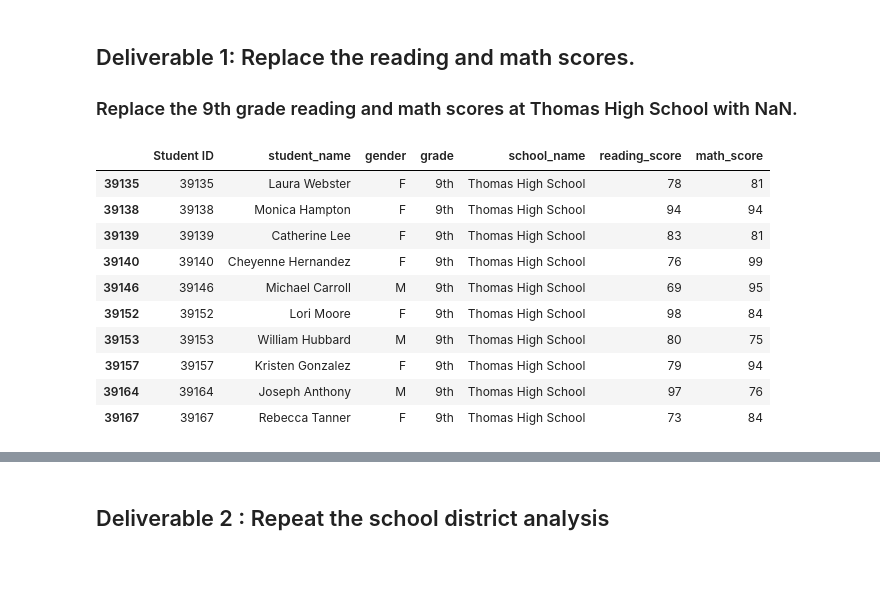
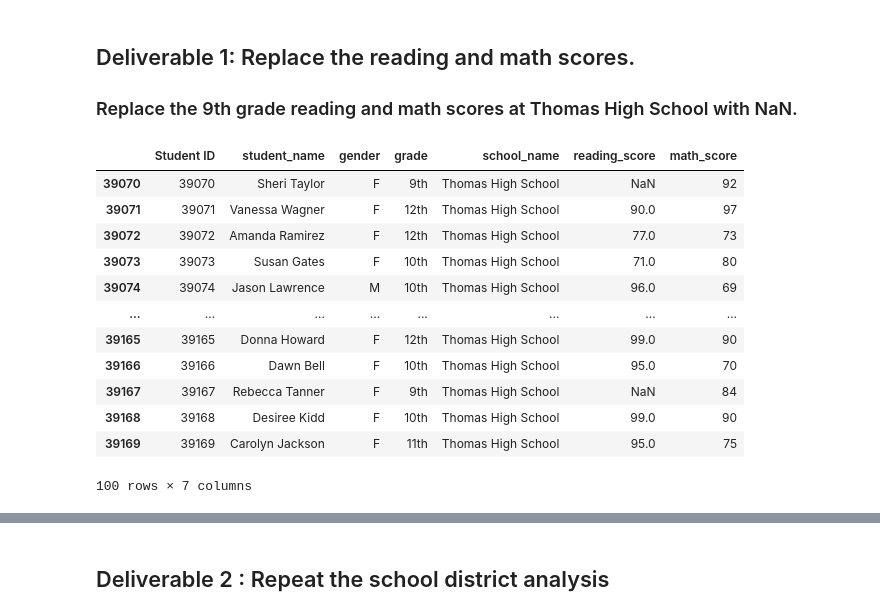
Before and after one commit to jmarrujo31/School_District_Analysis, a Jupyter notebook: PyCitySchools_Challenge_starter_code.ipynb, the cells around one changed output, grey strips where cells are left out. Saved outputs shown, nothing was run; the diff lists cells and outputs as text; code cells hidden in the pictures; blank space fills up the shorter version.

```diff
--- a/PyCitySchools_Challenge_starter_code.ipynb
+++ b/PyCitySchools_Challenge_starter_code.ipynb
@@ -43,21 +43,26 @@ student_data_df.head(100)
 # Step 1. Import numpy as np.
 import numpy as np
 # %%
-# Step 2. Use the loc method on the student_data_df to select all the reading scores from the 9th grade at Thomas High School and replace them with NaN.
-ths_reading_data_df = student_data_df.loc[(student_data_df["grade"]=="9th")
-                                          & (student_data_df["school_name"]=="Thomas High School")]
-ths_reading_data_df.tail(10)
+# Step 2. Use the loc method on the student_data_df to select
+#all the reading scores from the 9th grade at Thomas High School and replace them with NaN.
+student_data_df.loc[(student_data_df["grade"]=="9th")
+                                          & (student_data_df["school_name"]=="Thomas High School"), 'reading_score']= np.nan
+
+
+student_data_df.tail(10)
 # %% [output]
 |  | Student ID | student_name | gender | grade | school_name | reading_score | math_score |
-| 39135 | 39135 | Laura Webster | F | 9th | Thomas High School | 78 | 81 |
-| 39138 | 39138 | Monica Hampton | F | 9th | Thomas High School | 94 | 94 |
-| 39139 | 39139 | Catherine Lee | F | 9th | Thomas High School | 83 | 81 |
-| 39140 | 39140 | Cheyenne Hernandez | F | 9th | Thomas High School | 76 | 99 |
-| 39146 | 39146 | Michael Carroll | M | 9th | Thomas High School | 69 | 95 |
-| 39152 | 39152 | Lori Moore | F | 9th | Thomas High School | 98 | 84 |
-| 39153 | 39153 | William Hubbard | M | 9th | Thomas High School | 80 | 75 |
-| 39157 | 39157 | Kristen Gonzalez | F | 9th | Thomas High School | 79 | 94 |
-| 39164 | 39164 | Joseph Anthony | M | 9th | Thomas High School | 97 | 76 |
-| 39167 | 39167 | Rebecca Tanner | F | 9th | Thomas High School | 73 | 84 |
+| 39070 | 39070 | Sheri Taylor | F | 9th | Thomas High School | NaN | 92 |
+| 39071 | 39071 | Vanessa Wagner | F | 12th | Thomas High School | 90.0 | 97 |
+| 39072 | 39072 | Amanda Ramirez | F | 12th | Thomas High School | 77.0 | 73 |
+| 39073 | 39073 | Susan Gates | F | 10th | Thomas High School | 71.0 | 80 |
+| 39074 | 39074 | Jason Lawrence | M | 10th | Thomas High School | 96.0 | 69 |
+| ... | ... | ... | ... | ... | ... | ... | ... |
+| 39165 | 39165 | Donna Howard | F | 12th | Thomas High School | 99.0 | 90 |
+| 39166 | 39166 | Dawn Bell | F | 10th | Thomas High School | 95.0 | 70 |
+| 39167 | 39167 | Rebecca Tanner | F | 9th | Thomas High School | NaN | 84 |
+| 39168 | 39168 | Desiree Kidd | F | 10th | Thomas High School | 99.0 | 90 |
+| 39169 | 39169 | Carolyn Jackson | F | 11th | Thomas High School | 95.0 | 75 |
+100 rows × 7 columns
 # %%
 #  Step 3. Refactor the code in Step 2 to replace the math scores with NaN.
```
Also changed, not shown: parts of 8 cells of this notebook.
